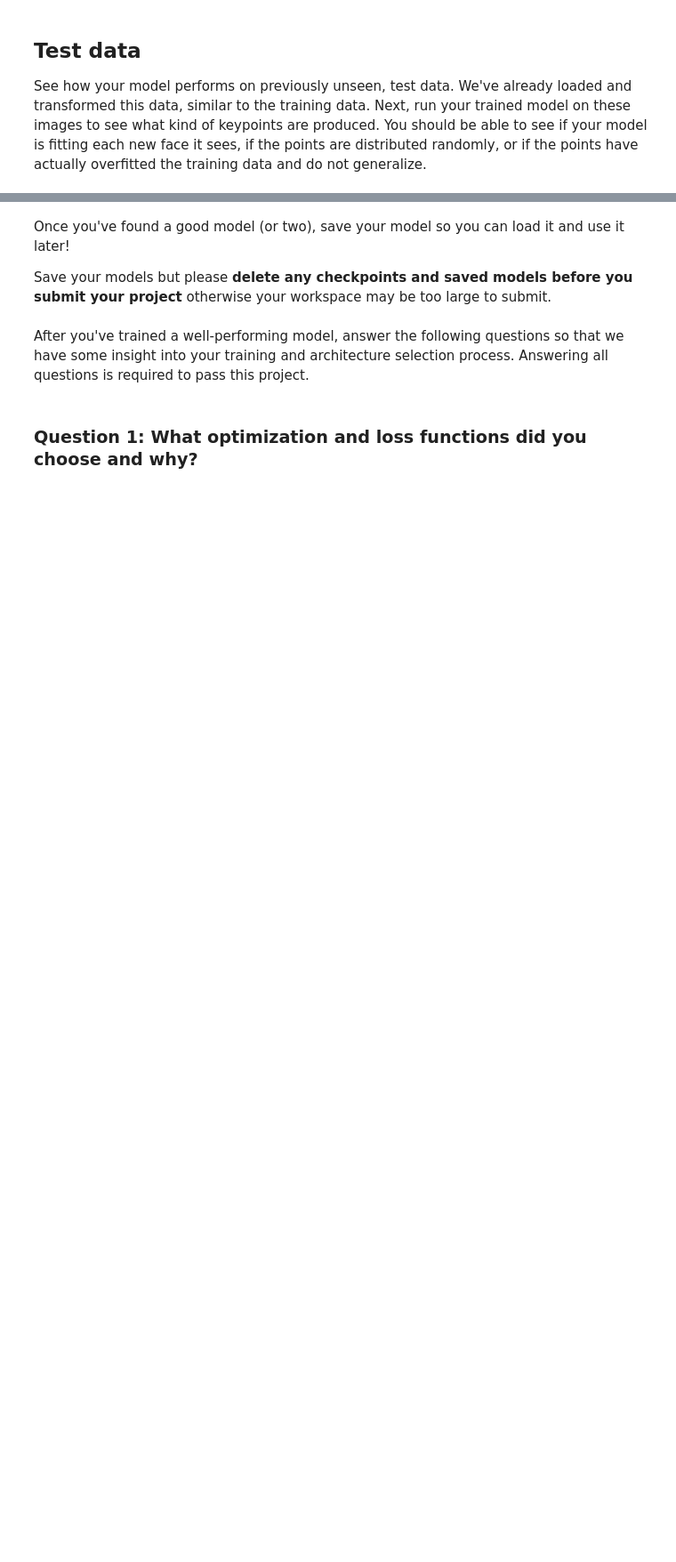
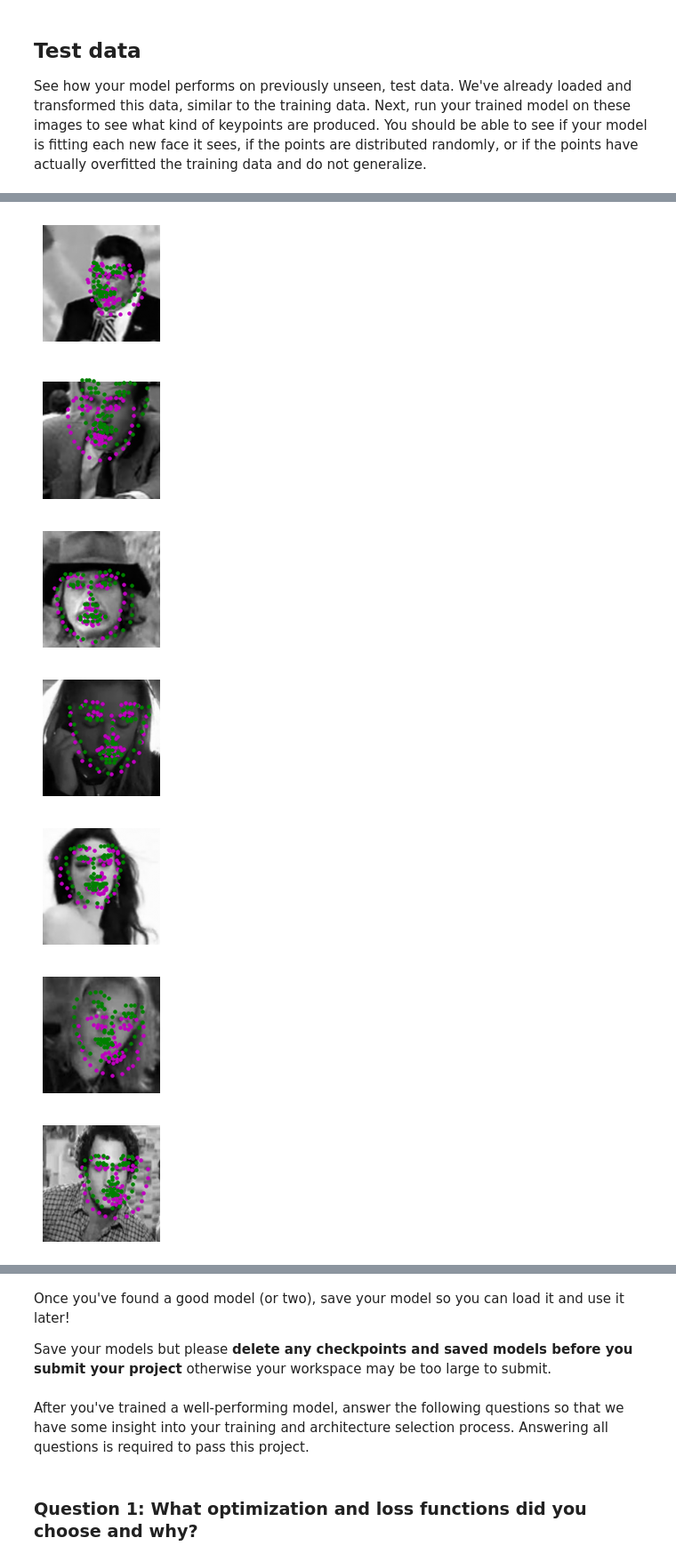
Before and after one commit to amoriqbal/FacialKeypointDetectionUdacity, a Jupyter notebook: 2. Define the Network Architecture.ipynb, the cells around one changed output, grey strips where cells are left out. Shown at 89% size. Saved outputs shown, nothing was run; the diff lists cells and outputs as text; code cells hidden in the pictures; blank space fills up the shorter version.

```diff
--- a/2. Define the Network Architecture.ipynb
+++ b/2. Define the Network Architecture.ipynb
@@ -410,5 +543,13 @@ print(gt_pts.size())
 # %%
 ## TODO: visualize your test output
 # you can use the same function as before, by un-commenting the line below:
 
-# visualize_output(test_images, test_outputs, gt_pts)
+visualize_output(test_images, test_outputs, gt_pts)
+# %% [output]
+[figure, added]
+[figure, added]
+[figure, added]
+[figure, added]
+[figure, added]
+[figure, added]
+[figure, added]
```
Also changed, not shown: parts of 25 cells of this notebook, 4 other files.
